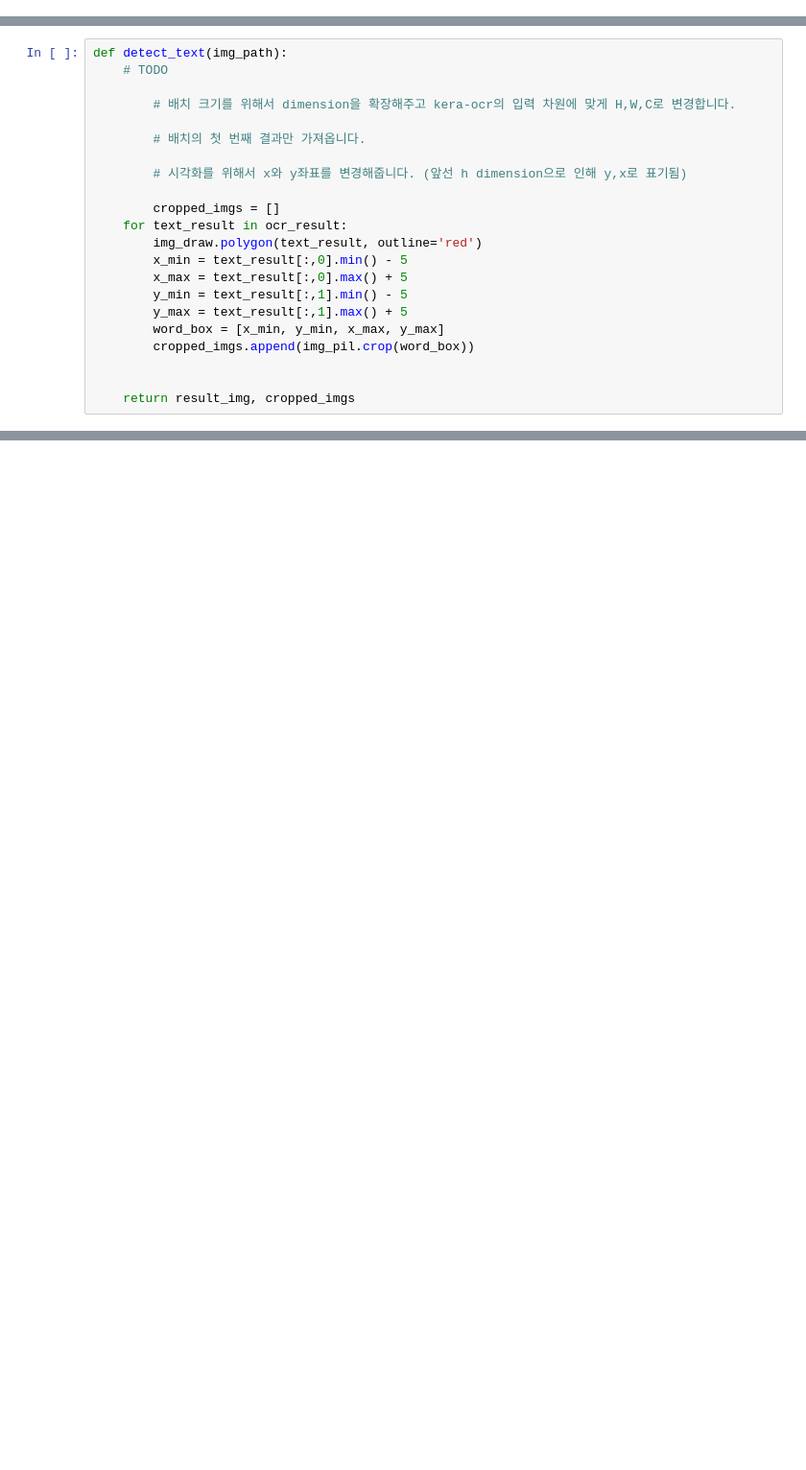
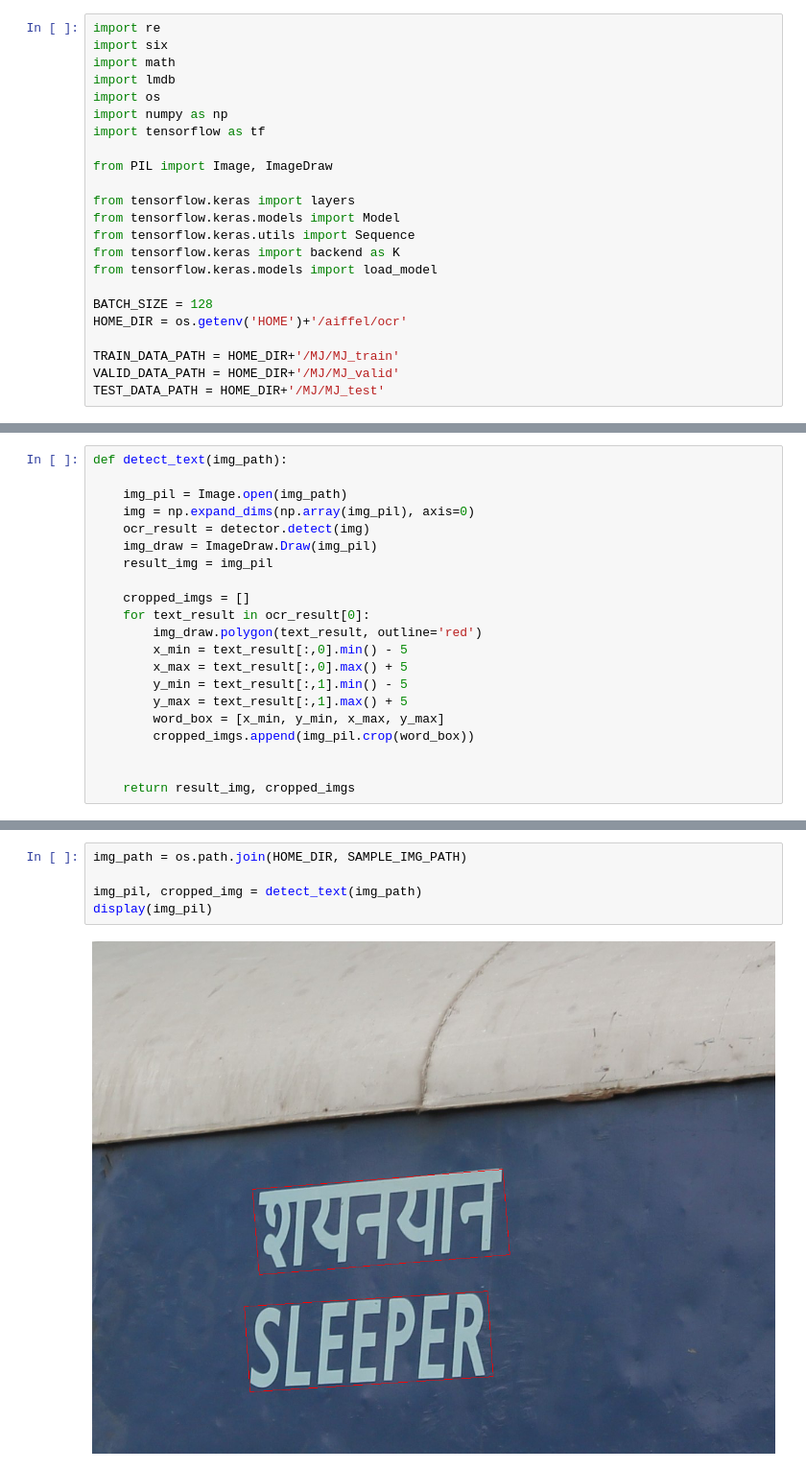
Before and after one commit to software1398/aiffel, a Jupyter notebook: CV/CV12.ipynb, the cells around one changed output, grey strips where cells are left out. Shown at 96% size. Saved outputs shown, nothing was run; the diff lists cells and outputs as text; blank space fills up the shorter version.

```diff
--- a/CV/CV12.ipynb
+++ b/CV/CV12.ipynb
@@ -3,0 +3,23 @@ keras OCR의 Detector class를 이용해서 이미지 내의 문자 위치 찾
+# %%
+import re
+import six
+import math
+import lmdb
+import os
+import numpy as np
+import tensorflow as tf
+
+from PIL import Image, ImageDraw
+
+from tensorflow.keras import layers
+from tensorflow.keras.models import Model
+from tensorflow.keras.utils import Sequence
+from tensorflow.keras import backend as K
+from tensorflow.keras.models import load_model
+
+BATCH_SIZE = 128
+HOME_DIR = os.getenv('HOME')+'/aiffel/ocr'
+
+TRAIN_DATA_PATH = HOME_DIR+'/MJ/MJ_train'
+VALID_DATA_PATH = HOME_DIR+'/MJ/MJ_valid'
+TEST_DATA_PATH = HOME_DIR+'/MJ/MJ_test'
@@ -10,15 +324,14 @@ Looking for /home/aiffel0042/.keras-ocr/craft_mlt_25k.h5
 # %%
 def detect_text(img_path):
-    # TODO
 
-        # 배치 크기를 위해서 dimension을 확장해주고 kera-ocr의 입력 차원에 맞게 H,W,C로 변경합니다.
+    img_pil = Image.open(img_path)
+    img = np.expand_dims(np.array(img_pil), axis=0)
+    ocr_result = detector.detect(img)
+    img_draw = ImageDraw.Draw(img_pil)
+    result_img = img_pil
 
-        # 배치의 첫 번째 결과만 가져옵니다.
-
-        # 시각화를 위해서 x와 y좌표를 변경해줍니다. (앞선 h dimension으로 인해 y,x로 표기됨)
-
-        cropped_imgs = []
-    for text_result in ocr_result:
+    cropped_imgs = []
+    for text_result in ocr_result[0]:
         img_draw.polygon(text_result, outline='red')
         x_min = text_result[:,0].min() - 5
         x_max = text_result[:,0].max() + 5
@@ -37,0 +345,7 @@ def recognize_img(pil_img, input_img_size=(100,32)):
+# %%
+img_path = os.path.join(HOME_DIR, SAMPLE_IMG_PATH)
+
+img_pil, cropped_img = detect_text(img_path)
+display(img_pil)
+# %% [output]
+[figure, added]
```
Also changed, not shown: parts of 21 cells of this notebook, 1 other file.
